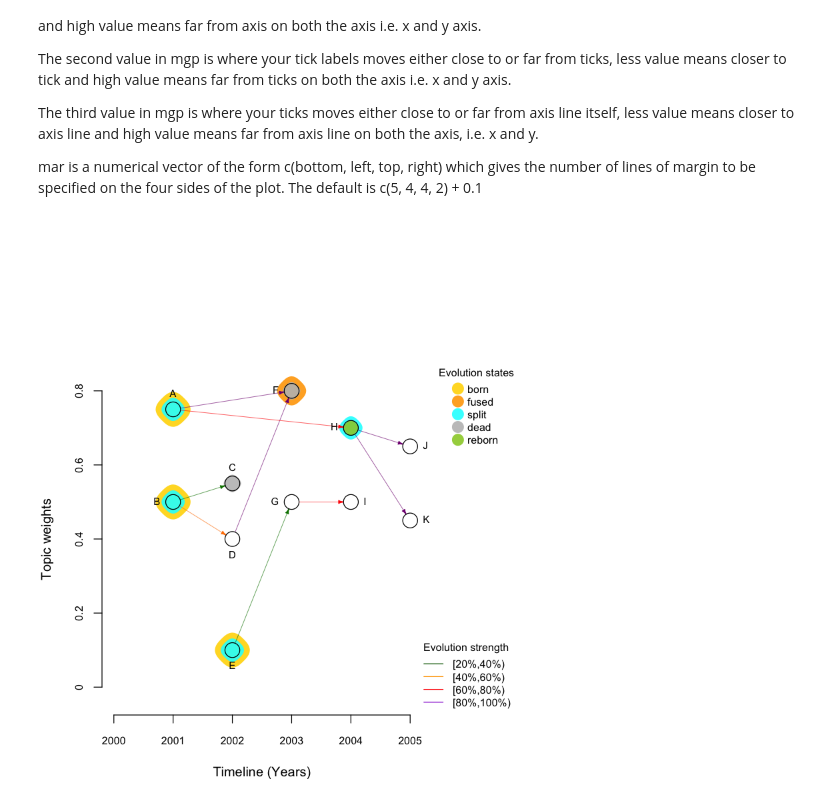
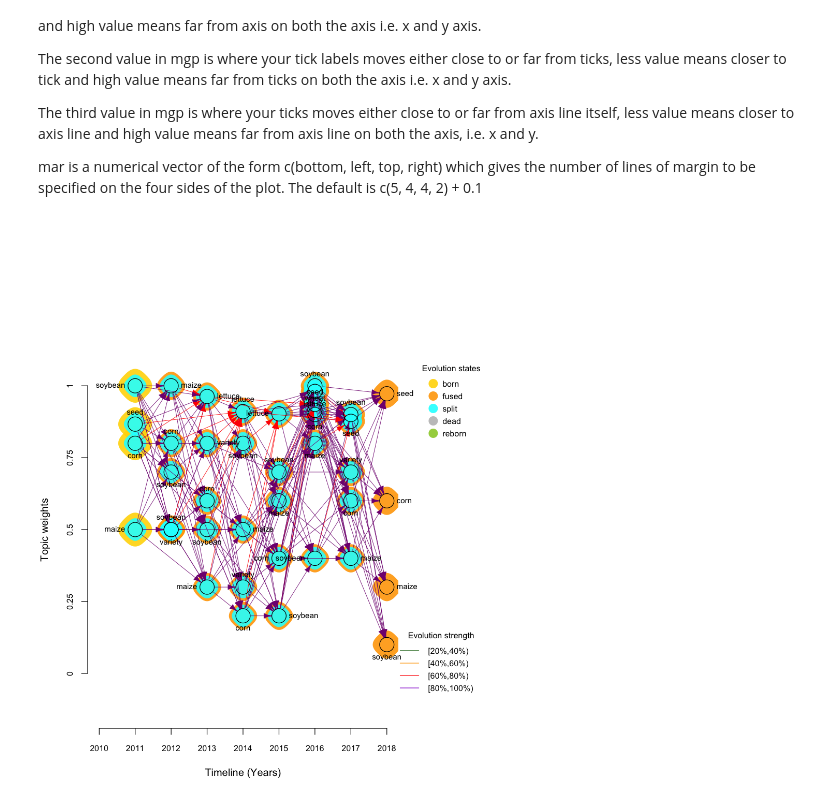
Before and after one commit to Yongbinkang/topicTracker, a Jupyter notebook: src/TopicTrackerDemo.ipynb, the cells around one changed output. Cells and saved outputs as stored; diff of their text form; code cells hidden in the pictures.

```diff
--- a/src/TopicTrackerDemo.ipynb
+++ b/src/TopicTrackerDemo.ipynb
@@ -42,6 +42,17 @@ n = nrow(TES_M)
 TES_M = as.matrix(TES_M, rownames=F)
 rownames(TES_M) = P$id
 colnames(TES_M) = P$id
+# %%
+# Read temporal topic profile
+P <- read.csv(paste0("/Users/ykang/Desktop/data/tem/A01/without_desc/20/nouns/D_tfidf/evol/D-1_wt_df_softwarex.csv"), head=TRUE, as.is=TRUE)
+P$date <- as.Date(paste0(P$year, '-01-01'))
+
+# Read TES (Topic Evolutionary Strength) Matrix
+TES_M <- read.csv(paste0("/Users/ykang/Desktop/data/tem/A01/without_desc/20/nouns/D_tfidf/evol/em/D-1_wt_em_w2v_softwarex.csv"), header=F, check.names = F, sep=",", as.is=TRUE)
+n = nrow(TES_M)
+TES_M = as.matrix(TES_M, rownames=F)
+rownames(TES_M) = P$id
+colnames(TES_M) = P$id
 # %% [markdown]
 ## Building TET (Topic Evolution Tree)
 # %%
@@ -80,9 +94,11 @@ mar is a numerical vector of the form c(bottom, left, top, right) which gives th
 # %%
 out_image_fname = file.path(out_dir, paste0("tet.pdf"))
 
-options(repr.plot.width=7, repr.plot.height=7)
+# options(repr.plot.width=7, repr.plot.height=7)
+# par(mar=c(4, 4, 9, 11))#sets margins of plotting area
+options(repr.plot.width=8, repr.plot.height=9)
 par(mar=c(4, 4, 9, 11))#sets margins of plotting area
 plot_G = visualiseTES(x=tracked_topics, P, root='R',
-                        min_dead=1, min_reborn=2, min_tes=0.1, out_image_path=out_image_fname)
+                        min_dead=1, min_reborn=2, min_tes=0.5, out_image_path=out_image_fname)
 # %% [output]
-[figure, old version]
+[figure, new version]
```
Also changed, not shown: parts of 1 cell of this notebook, 3 other files.
